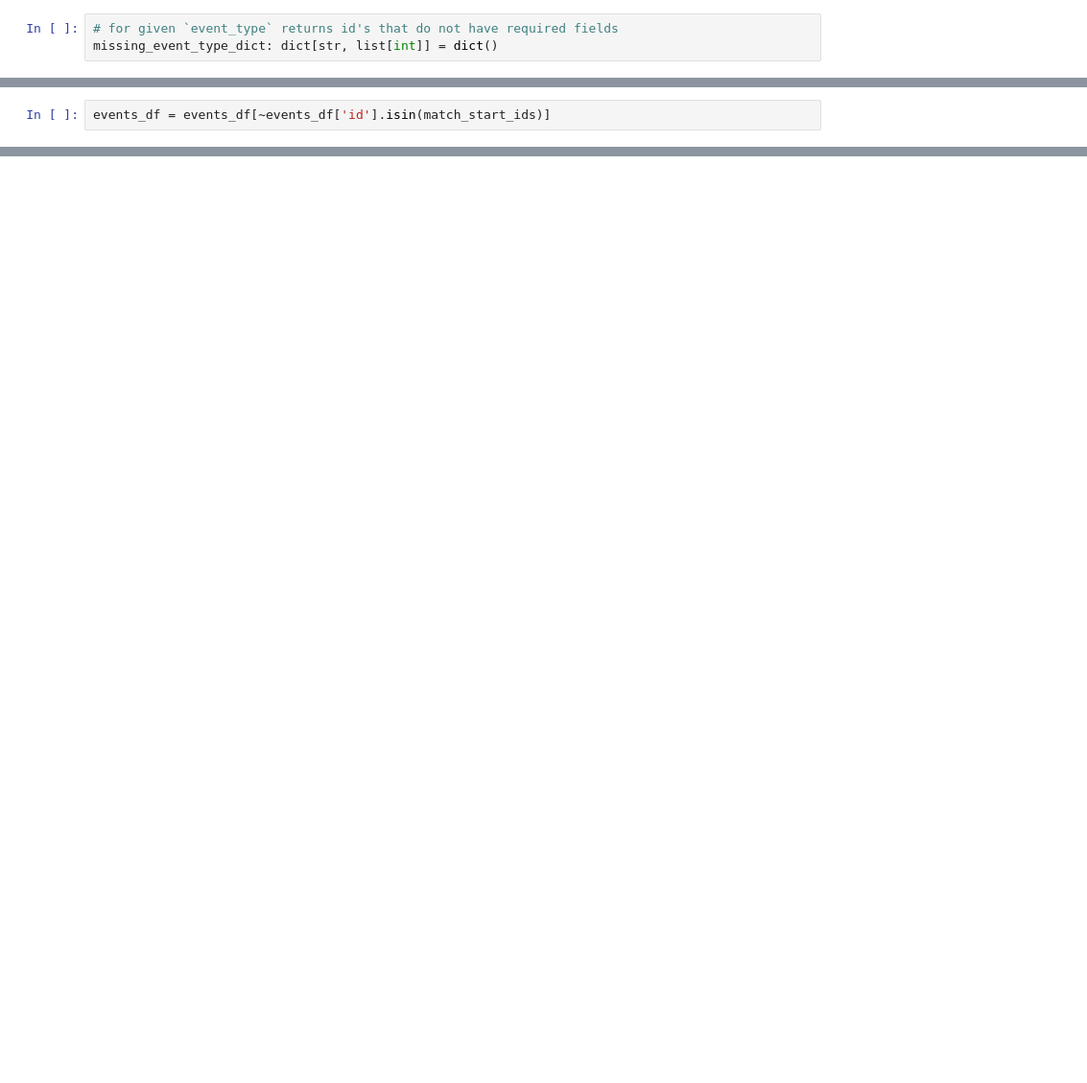
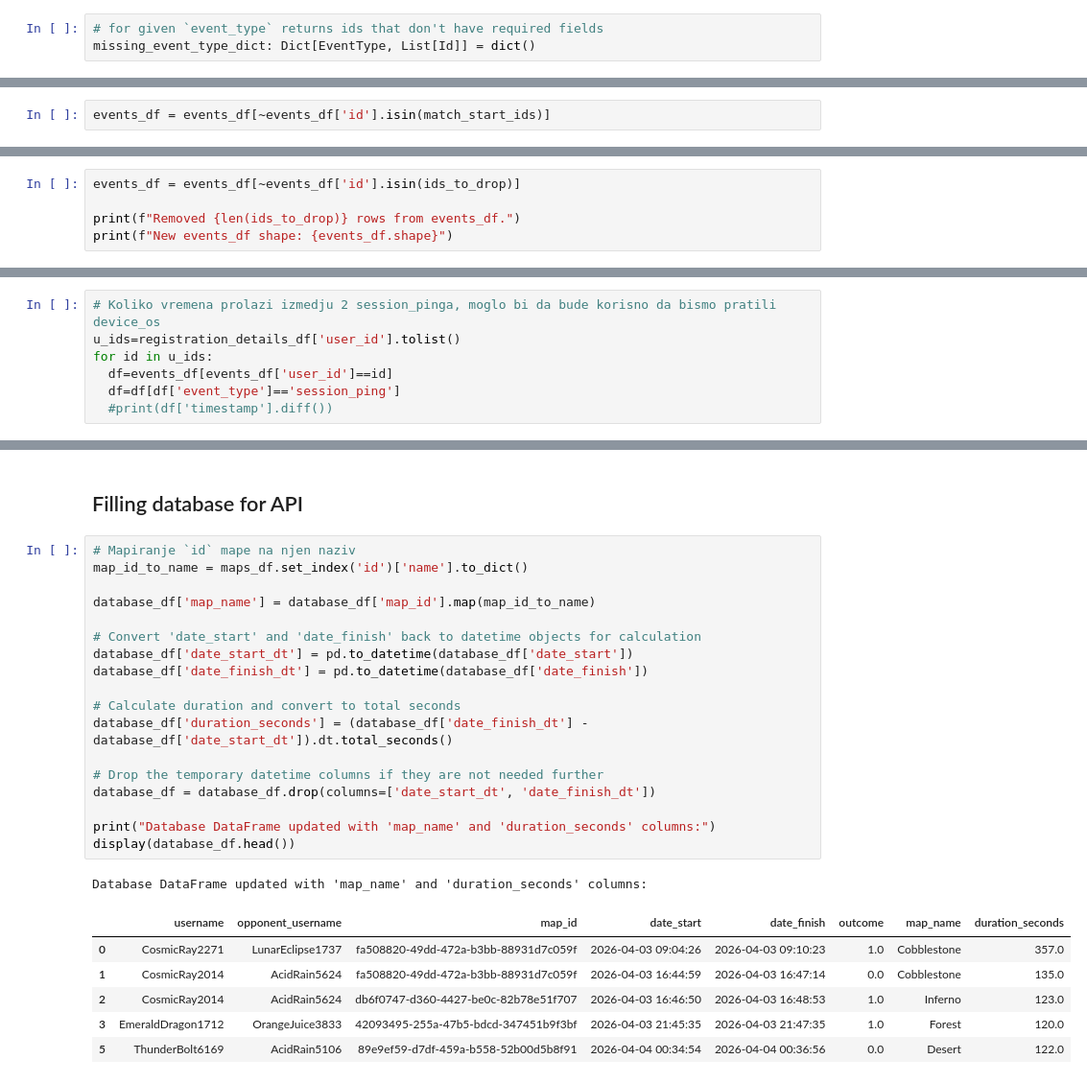
Before and after one commit to djole07/Data-exploration, a Jupyter notebook: Nordeus_Data_Engineering_Challenge_2026.ipynb, the cells around one changed output, grey strips where cells are left out. Shown at 96% size. Drawn from its saved outputs; the diff is of its cells as text; blank space fills up the shorter version.

```diff
--- a/Nordeus_Data_Engineering_Challenge_2026.ipynb
+++ b/Nordeus_Data_Engineering_Challenge_2026.ipynb
@@ -94,3 +479,3 @@ array(['registration', 'session_ping', 'match_start', 'match_finish'],
 # %%
-# for given `event_type` returns id's that do not have required fields
-missing_event_type_dict: dict[str, list[int]] = dict()
+# for given `event_type` returns ids that don't have required fields
+missing_event_type_dict: Dict[EventType, List[Id]] = dict()
@@ -432,0 +967,5 @@ Matching events:
+# %%
+events_df = events_df[~events_df['id'].isin(ids_to_drop)]
+
+print(f"Removed {len(ids_to_drop)} rows from events_df.")
+print(f"New events_df shape: {events_df.shape}")
@@ -432,0 +977,7 @@ Matching events:
+# %%
+# Koliko vremena prolazi izmedju 2 session_pinga, moglo bi da bude korisno da bismo pratili device_os
+u_ids=registration_details_df['user_id'].tolist()
+for id in u_ids:
+  df=events_df[events_df['user_id']==id]
+  df=df[df['event_type']=='session_ping']
+  #print(df['timestamp'].diff())
@@ -432,0 +1094,28 @@ Matching events:
+# %% [markdown]
+## Filling database for API
+# %%
+# Mapiranje `id` mape na njen naziv
+map_id_to_name = maps_df.set_index('id')['name'].to_dict()
+
+database_df['map_name'] = database_df['map_id'].map(map_id_to_name)
+
+# Convert 'date_start' and 'date_finish' back to datetime objects for calculation
+database_df['date_start_dt'] = pd.to_datetime(database_df['date_start'])
+database_df['date_finish_dt'] = pd.to_datetime(database_df['date_finish'])
+
+# Calculate duration and convert to total seconds
+database_df['duration_seconds'] = (database_df['date_finish_dt'] - database_df['date_start_dt']).dt.total_seconds()
+
+# Drop the temporary datetime columns if they are not needed further
+database_df = database_df.drop(columns=['date_start_dt', 'date_finish_dt'])
+
+print("Database DataFrame updated with 'map_name' and 'duration_seconds' columns:")
+display(database_df.head())
+# %% [output]
+Database DataFrame updated with 'map_name' and 'duration_seconds' columns:
+|  | username | opponent_username | map_id | date_start | date_finish | outcome | map_name | duration_seconds |
+| 0 | CosmicRay2271 | LunarEclipse1737 | fa508820-49dd-472a-b3bb-88931d7c059f | 2026-04-03 09:04:26 | 2026-04-03 09:10:23 | 1.0 | Cobblestone | 357.0 |
+| 1 | CosmicRay2014 | AcidRain5624 | fa508820-49dd-472a-b3bb-88931d7c059f | 2026-04-03 16:44:59 | 2026-04-03 16:47:14 | 0.0 | Cobblestone | 135.0 |
+| 2 | CosmicRay2014 | AcidRain5624 | db6f0747-d360-4427-be0c-82b78e51f707 | 2026-04-03 16:46:50 | 2026-04-03 16:48:53 | 1.0 | Inferno | 123.0 |
+| 3 | EmeraldDragon1712 | OrangeJuice3833 | 42093495-255a-47b5-bdcd-347451b9f3bf | 2026-04-03 21:45:35 | 2026-04-03 21:47:35 | 1.0 | Forest | 120.0 |
+| 5 | ThunderBolt6169 | AcidRain5106 | 89e9ef59-d7df-459a-b558-52b00d5b8f91 | 2026-04-04 00:34:54 | 2026-04-04 00:36:56 | 0.0 | Desert | 122.0 |
```
Also changed, not shown: parts of 118 cells of this notebook.
